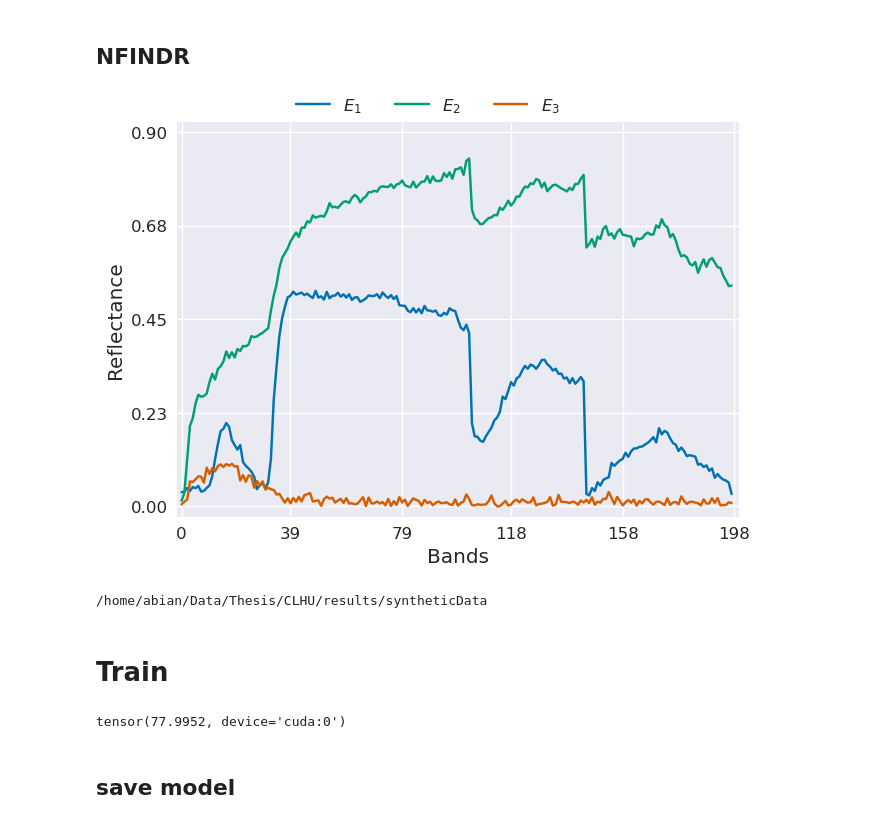
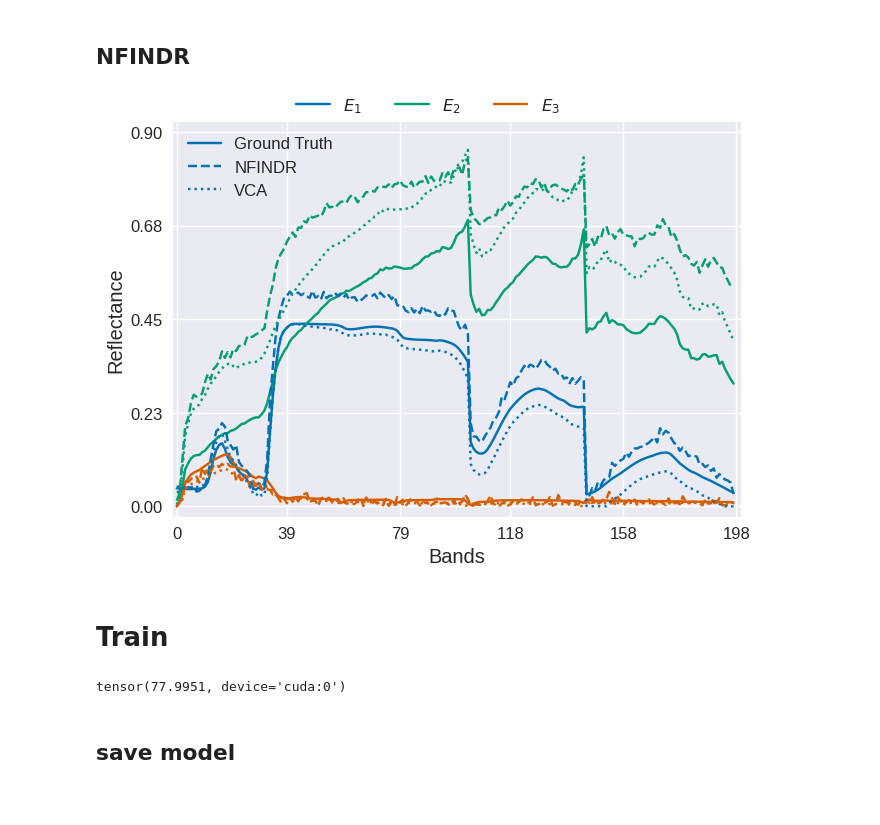
Before and after one commit to SolidusAbi/CLHU, a Jupyter notebook: notebooks/syntheticData.ipynb, the cells around one changed output. Cells and saved outputs as stored; diff of their text form; code cells hidden in the pictures.

```diff
--- a/notebooks/syntheticData.ipynb
+++ b/notebooks/syntheticData.ipynb
@@ -12,6 +12,7 @@ import config
 
 plt.style.use('seaborn-v0_8')
 # %%
+exp_label = 'no-preprocessing'
 result_path = os.path.join(config.RESULTS_PATH, 'syntheticData')
 # %%
 from HySpecLab.metrics import UnmixingLoss, NormalizedEntropy
@@ -161,14 +167,20 @@ endmember_init = torch.from_numpy(endmember).float()
 # %%
 from HySpecLab.metrics import sad
 
-sad_result = sad(endmember_init, dataset.endmembers())
-e_idx = torch.argmin(sad_result, dim=0) # Index for reordering the ground truth
-endmember_init = endmember_init[e_idx]
+nfindr_sad_result = sad(endmember_init, dataset.endmembers())
+nfindr_e_idx = torch.argmin(nfindr_sad_result, dim=0) # Index for reordering the ground truth
+endmember_init = endmember_init[nfindr_e_idx]
 logit_endmember_init = torch.log((endmember_init / (1-endmember_init) + 1e-12))
 
-fig = plot_endmembers(endmember_init, ticks_range=(0, .9))
+vca_endmember_init = torch.tensor(vca.endmembers())
+vca_sad_result = sad(vca_endmember_init, dataset.endmembers())
+vca_e_idx = torch.argmin(vca_sad_result, dim=0) # Index for reordering the ground truth
+vca_endmember_init = vca_endmember_init[vca_e_idx]
+
+fig = plot_endmembers(dataset.endmembers(), ticks_range=(0, .9), endmember_estimation=[endmember_init, vca_endmember_init], ee_labels=['Ground Truth', 'NFINDR', 'VCA'])
 plt.show(fig)
-# fig.savefig(os.path.join(result_path, 'imgs/E_nfindr_est.pdf'), bbox_inches='tight')
+
+fig.savefig(os.path.join(result_path, 'clhu/{}/imgs/M_estimation.pdf'.format(exp_label)), bbox_inches='tight')
 # %% [output]
-[figure, old version]
+[figure, new version]
 # %%
@@ -177,7 +189,3 @@ sio.savemat(os.path.join(result_path, 'data/no-preprocessing/endmember_estimatio
-# %%
-print(result_path)
-# %% [output]
-/home/abian/Data/Thesis/CLHU/results/syntheticData
 # %% [markdown]
 # Train
 # %%
@@ -185,7 +193,7 @@ n_bands = dataset.n_bands
 model = ContrastiveUnmixing(n_bands, n_endmembers, endmember_init=logit_endmember_init)
 train(model, n_endmembers, dataset, n_batchs=50, n_epochs=50, lr=1e-3, simplex_weight=1e-3)
 # %% [output]
-tensor(77.9952, device='cuda:0')
+tensor(77.9951, device='cuda:0')
 # %% [markdown]
 ## save model
 # %%
```
Also changed, not shown: parts of 15 cells of this notebook, 24 other files.
